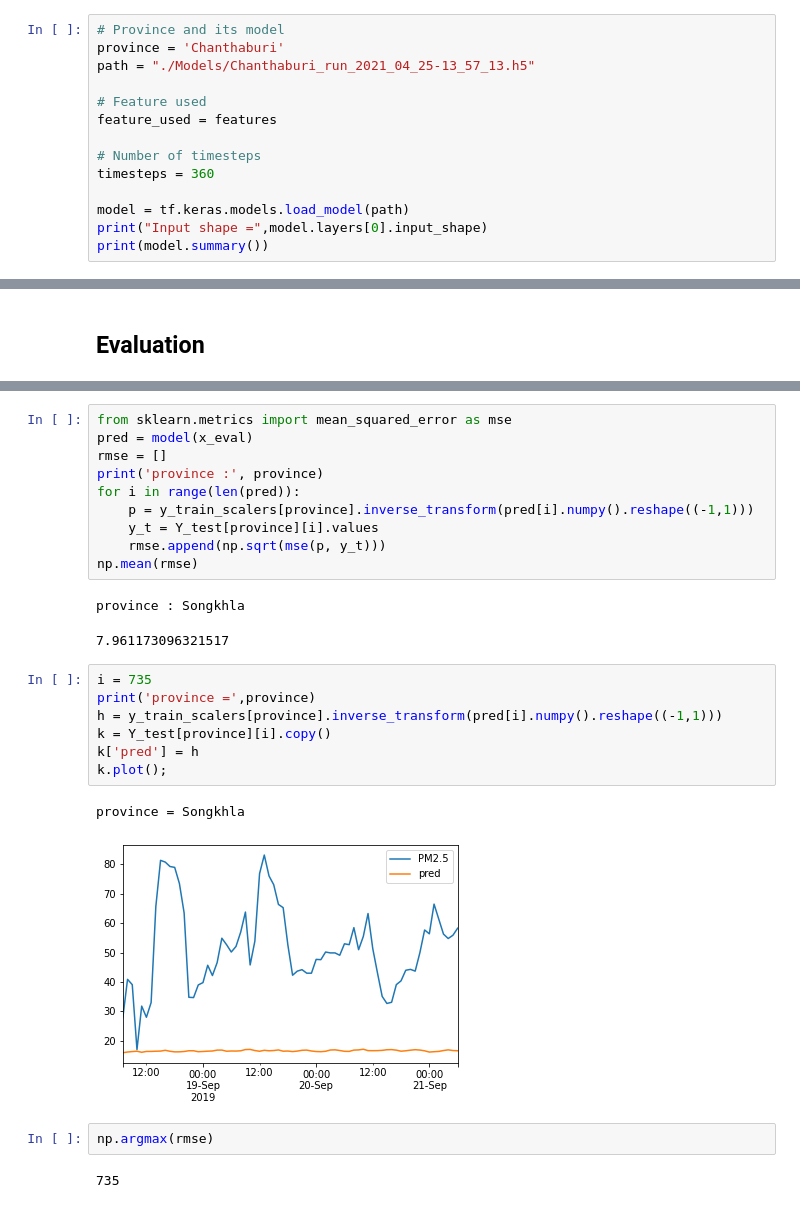
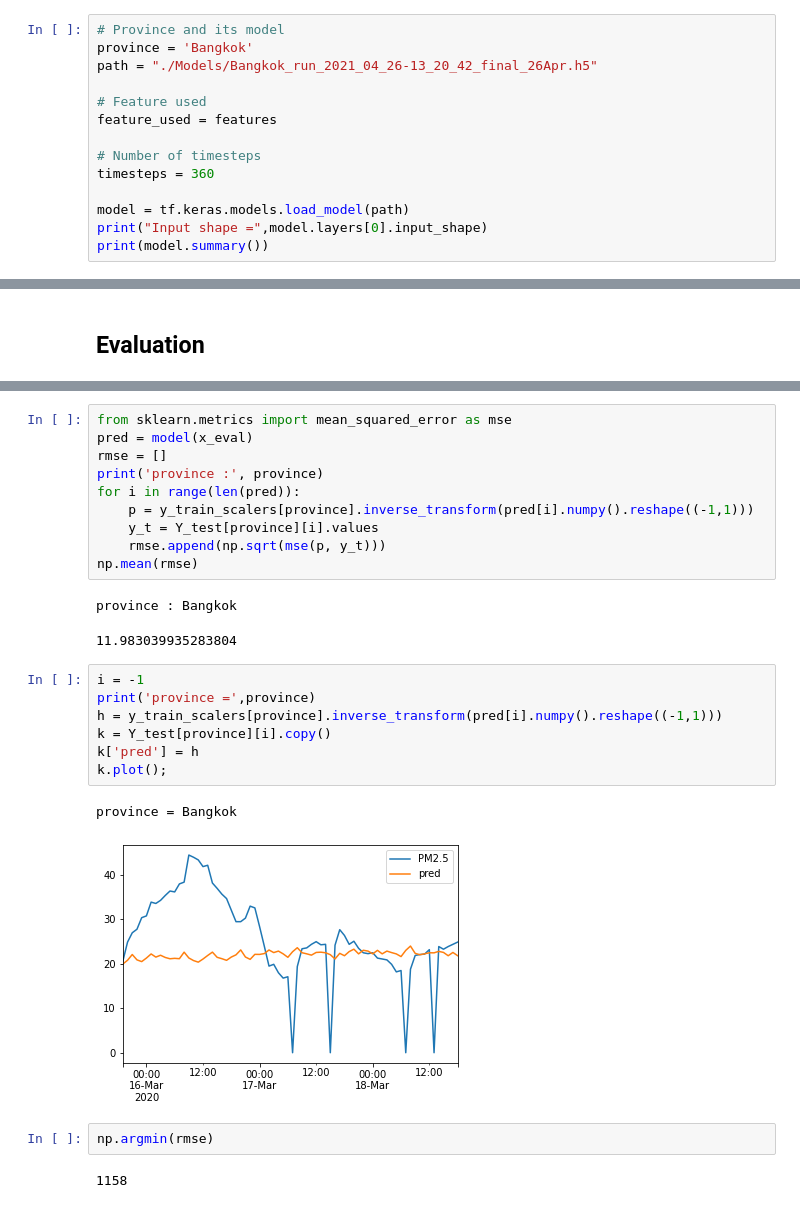
Before and after one commit to samsatp/PM25-DataScience-TermProject, a Jupyter notebook: 6. evaluation.ipynb, the cells around one changed output, grey strips where cells are left out. Cells and saved outputs as stored; diff of their text form.

```diff
--- a/6. evaluation.ipynb
+++ b/6. evaluation.ipynb
@@ -23,8 +23,8 @@ INFO:tensorflow:Enabling control flow v2
 '2.5.0-rc1'
 # %%
 # Province and its model
-province = 'Chanthaburi'
-path = "./Models/Chanthaburi_run_2021_04_25-13_57_13.h5"
+province = 'Bangkok'
+path = "./Models/Bangkok_run_2021_04_26-13_20_42_final_26Apr.h5"
 
 # Feature used
 feature_used = features
@@ -156,19 +156,19 @@ for i in range(len(pred)):
     rmse.append(np.sqrt(mse(p, y_t)))
 np.mean(rmse)
 # %% [output]
-province : Songkhla
+province : Bangkok
-7.961173096321517
+11.983039935283804
 # %%
-i = 735
+i = -1
 print('province =',province)
 h = y_train_scalers[province].inverse_transform(pred[i].numpy().reshape((-1,1)))
 k = Y_test[province][i].copy()
 k['pred'] = h
 k.plot();
 # %% [output]
-province = Songkhla
+province = Bangkok
-[figure, old version]
+[figure, new version]
 # %%
-np.argmax(rmse)
+np.argmin(rmse)
 # %% [output]
-735
+1158
```
Also changed, not shown: parts of 6 cells of this notebook, 4 other files.
